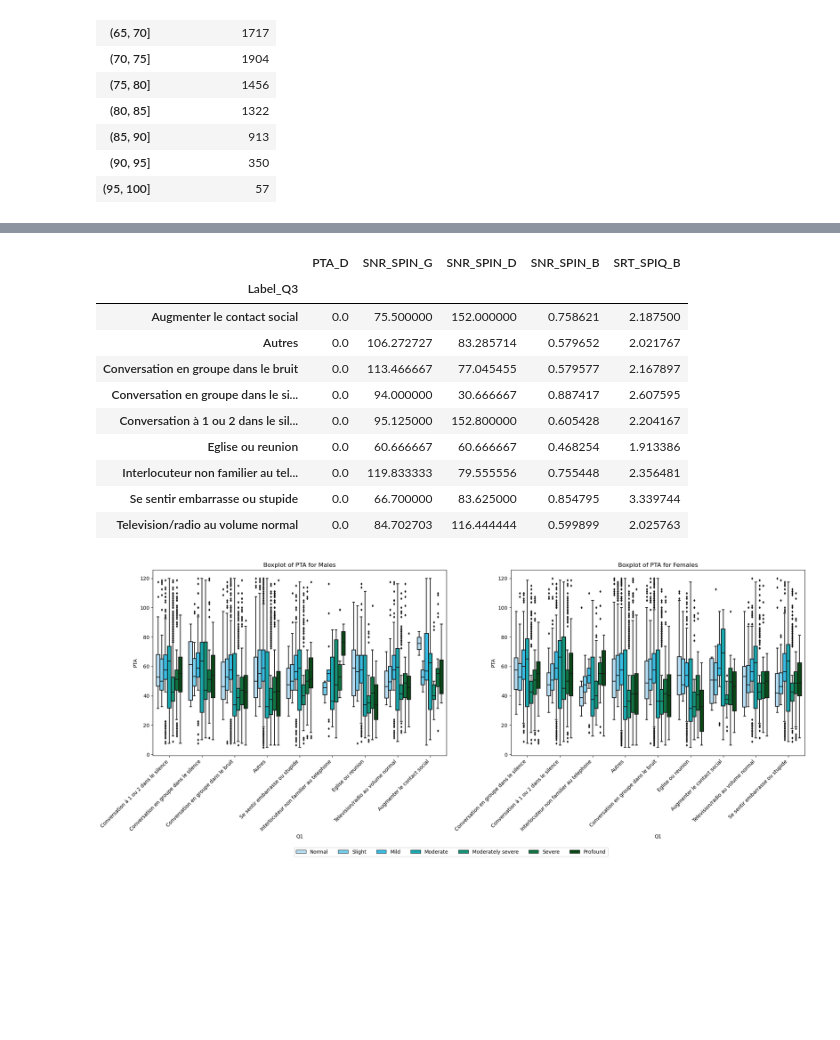
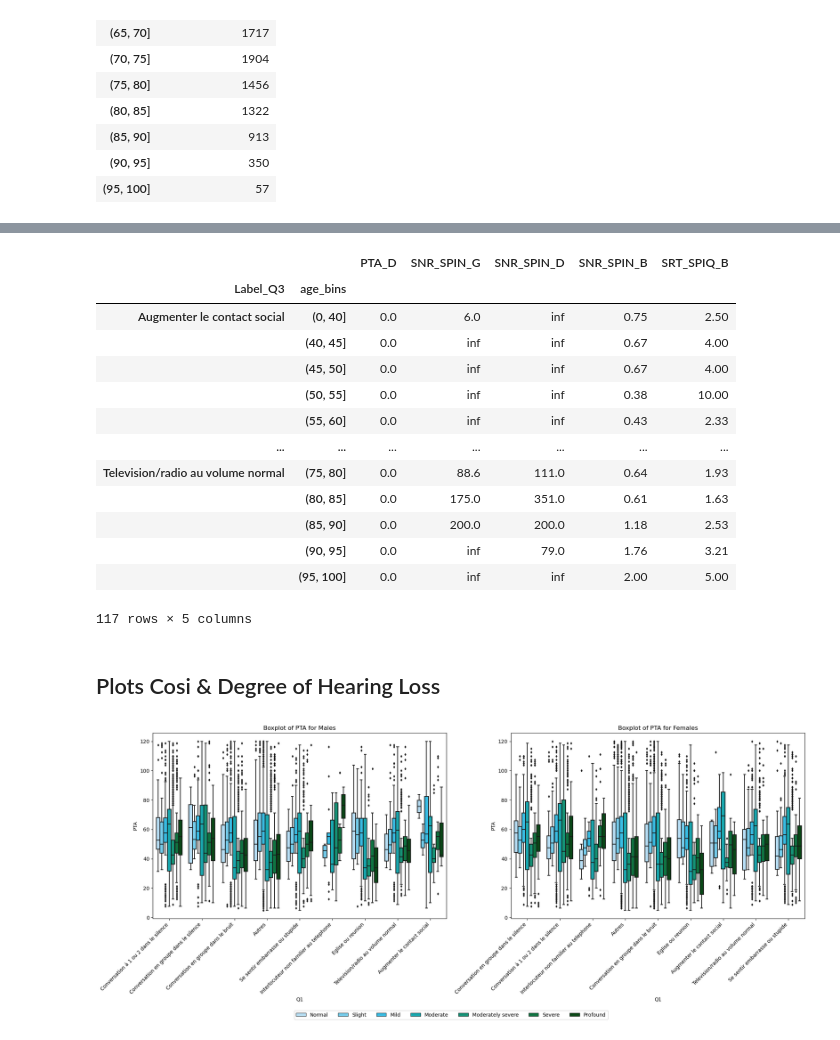
Before and after one commit to mcampi111/COSI, a Jupyter notebook: code/notebooks/data_analysis_v3.ipynb, the cells around one changed output, grey strips where cells are left out. Cells and saved outputs as stored; diff of their text form; code cells hidden in the pictures; blank space fills up the shorter version.

```diff
--- a/code/notebooks/data_analysis_v3.ipynb
+++ b/code/notebooks/data_analysis_v3.ipynb
@@ -1022,17 +1039,22 @@ df_Ps_Tests_nodep_uniquecode.groupby('Label_Q2')[['PTA_D', 'SNR_SPIN_G', 'SNR_SP
 # %%
-df_Ps_Tests_nodep_uniquecode.groupby('Label_Q3')[['PTA_D', 'SNR_SPIN_G', 'SNR_SPIN_D', 'SNR_SPIN_B', 'SRT_SPIQ_B']].apply(lambda x: x.isnull().sum())/df_Ps_Tests_nodep_uniquecode.groupby('Label_Q3')[['PTA_D', 'SNR_SPIN_G', 'SNR_SPIN_D', 'SNR_SPIN_B', 'SRT_SPIQ_B']].count()
+df_Ps_Tests_nodep_uniquecode.groupby(['Label_Q3','age_bins'])[['PTA_D', 'SNR_SPIN_G', 'SNR_SPIN_D', 'SNR_SPIN_B', 'SRT_SPIQ_B']].apply(lambda x: (x.isnull().sum() / x.count()) ).round(2) #it s the same as above in case we want to see how many are missing per Questions
 # %% [output]
-|  | PTA_D | SNR_SPIN_G | SNR_SPIN_D | SNR_SPIN_B | SRT_SPIQ_B |
-| Label_Q3 |  |  |  |  |  |
-| Augmenter le contact social | 0.0 | 75.500000 | 152.000000 | 0.758621 | 2.187500 |
-| Autres | 0.0 | 106.272727 | 83.285714 | 0.579652 | 2.021767 |
-| Conversation en groupe dans le bruit | 0.0 | 113.466667 | 77.045455 | 0.579577 | 2.167897 |
-| Conversation en groupe dans le si... | 0.0 | 94.000000 | 30.666667 | 0.887417 | 2.607595 |
-| Conversation à 1 ou 2 dans le sil... | 0.0 | 95.125000 | 152.800000 | 0.605428 | 2.204167 |
-| Eglise ou reunion | 0.0 | 60.666667 | 60.666667 | 0.468254 | 1.913386 |
-| Interlocuteur non familier au tel... | 0.0 | 119.833333 | 79.555556 | 0.755448 | 2.356481 |
-| Se sentir embarrasse ou stupide | 0.0 | 66.700000 | 83.625000 | 0.854795 | 3.339744 |
-| Television/radio au volume normal | 0.0 | 84.702703 | 116.444444 | 0.599899 | 2.025763 |
+|  |  | PTA_D | SNR_SPIN_G | SNR_SPIN_D | SNR_SPIN_B | SRT_SPIQ_B |
+| Label_Q3 | age_bins |  |  |  |  |  |
+| Augmenter le contact social | (0, 40] | 0.0 | 6.0 | inf | 0.75 | 2.50 |
+|  | (40, 45] | 0.0 | inf | inf | 0.67 | 4.00 |
+|  | (45, 50] | 0.0 | inf | inf | 0.67 | 4.00 |
+|  | (50, 55] | 0.0 | inf | inf | 0.38 | 10.00 |
+|  | (55, 60] | 0.0 | inf | inf | 0.43 | 2.33 |
+| ... | ... | ... | ... | ... | ... | ... |
+| Television/radio au volume normal | (75, 80] | 0.0 | 88.6 | 111.0 | 0.64 | 1.93 |
+|  | (80, 85] | 0.0 | 175.0 | 351.0 | 0.61 | 1.63 |
+|  | (85, 90] | 0.0 | 200.0 | 200.0 | 1.18 | 2.53 |
+|  | (90, 95] | 0.0 | inf | 79.0 | 1.76 | 3.21 |
+|  | (95, 100] | 0.0 | inf | inf | 2.00 | 5.00 |
+117 rows × 5 columns
+# %% [markdown]
+## Plots Cosi & Degree of Hearing Loss
 # %%
 # Create a figure and axes objects
 fig, axes = plt.subplots(1, 2, figsize=(20, 8))
```
Also changed, not shown: parts of 7 cells of this notebook.
